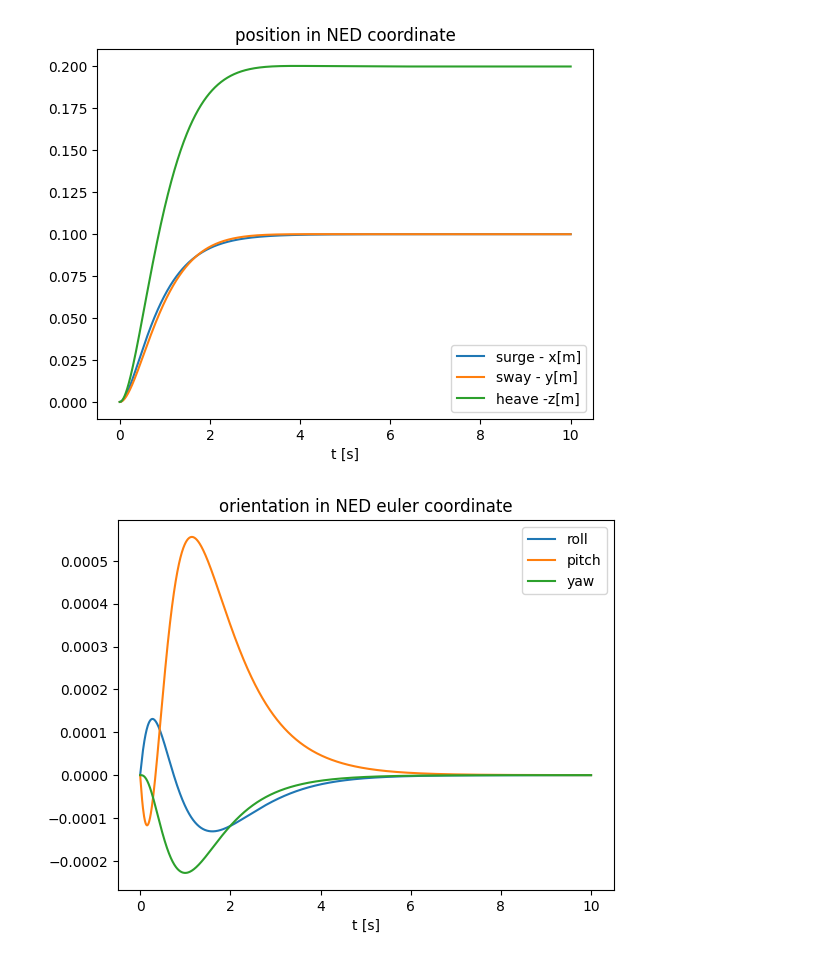
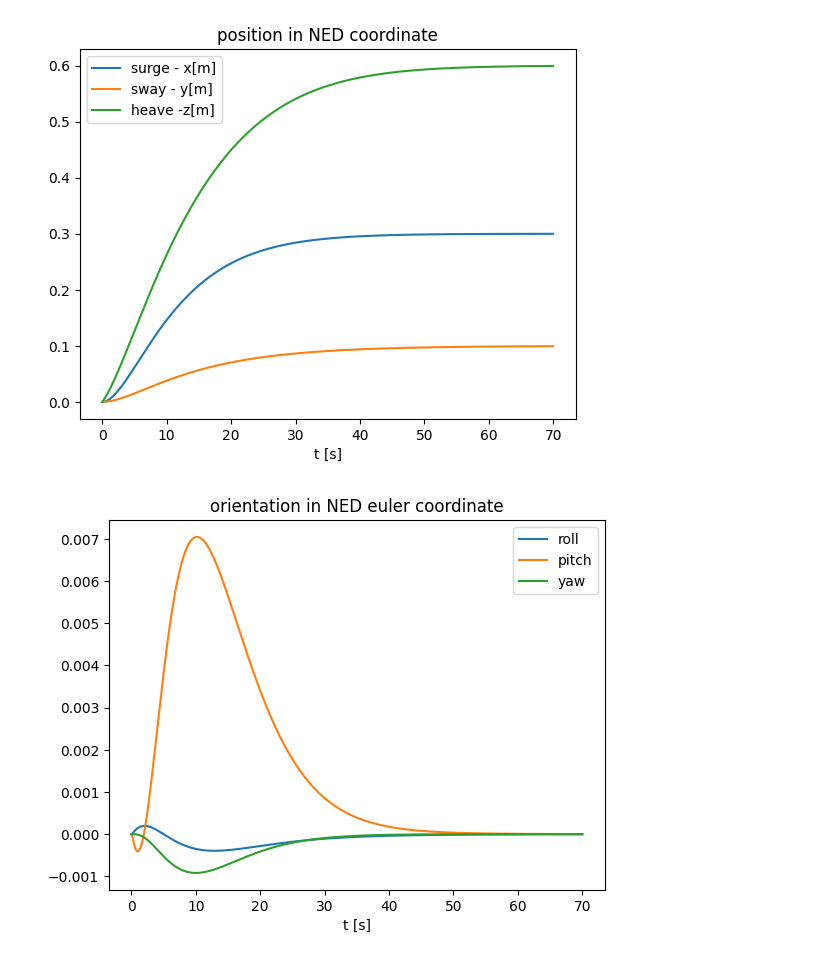
Before and after one commit to edxmorgan/diff_uv, a Jupyter notebook: usage/pid_closed_loop_system.ipynb, the cells around one changed output. Saved outputs shown, nothing was run; the diff lists cells and outputs as text; code cells hidden in the pictures.

Commit message:
closed loop uv control updated

```diff
--- a/usage/pid_closed_loop_system.ipynb
+++ b/usage/pid_closed_loop_system.ipynb
@@ -3,48 +3,40 @@
 %run pid_controller.ipynb
 # %%
-cl_sys = Function('cl_system', [Kp, Ki, Kd, xS0, nd, dt, v_c, sum_e_buffer], [
-                  F(xS0, pd_control_F_simpli[0], dt, v_c)])
+uv_sim = Fsim(sim_x, pid_control, sim_p)
+cl_sys = Function('cl_system', [sim_x, nd, Kp, Ki, Kd, sim_p, sum_e_buffer], [uv_sim])
 
-cl_sys_fun = Function('cl_system', [xS0],
-                      [cl_sys(np.array([90, 90, 90, 90, 90, 90]),
-                              np.array([20, 20, 20, 20, 20, 20]),
-                              np.array([80.0, 80.0, 80.0, 80.0, 80.0, 80.0]),
-                              xS0,
-                              np.array([0.1, 0.1, 0.2, 0.0, 0.0, 0.0]),
-                              T/N,
-                              np.array([0.0, 0.0, 0.0, 0.0, 0.0, 0.0]),
-                              np.array([0.0, 0.0, 0.0, 0.0, 0.0, 0.0])
-                              )])
+cl_sim = cl_sys.mapaccum(blue.N)
 
-cl_sim = cl_sys_fun.mapaccum(N)
+uv_desired = np.array([0.3, 0.1, 0.6, 0.0, 0.0, 0.0])
 
-x0 = np.array([0.0, 0.0, 0.0, 1.0, 0, 0, 0, 0, 0, 0, 0, 0, 0]) #x y z w xq yq zq u v w p q r
-res = cl_sim(x0)
+x0 = np.array([0.0, 0.0, 0.0, 0, 0, 0, 0, 0, 0, 0, 0, 0]) #x y z r p y u v w p q r
+sebuffer_ = np.array([0,0,0,0,0,0])
+
+res = cl_sim(x0, uv_desired, blue.kp, blue.ki, blue.kd, blue.sim_params, sebuffer_)
+
 res.T
 
-t = np.linspace(0, T, N+1)
+t = np.linspace(0, blue.T, blue.N+1)
 
 # Create a figure and plot the data
 plt.figure()
-plt.plot(t, np.concatenate((np.array(x0).reshape((13,1)), res.toarray()), axis=1)[0:3,:].T)
+plt.plot(t, np.concatenate((np.array(x0).reshape((12,1)), res.toarray()), axis=1)[0:3,:].T)
 plt.legend(['surge - x[m]', 'sway - y[m]', 'heave -z[m]'])
 plt.title("position in NED coordinate")
 plt.xlabel('t [s]')
 
 plt.figure()
-vfunc = np.vectorize(euler_from_quaternion, signature='(n)->(k)')
-rpy_array = vfunc(np.concatenate((np.array(x0).reshape((13,1)), res.toarray()), axis=1)[3:7,:].T)
-plt.plot(t, rpy_array)
+plt.plot(t, np.concatenate((np.array(x0).reshape((12,1)), res.toarray()), axis=1)[3:6,:].T)
 plt.legend(['roll', 'pitch', 'yaw'])
 plt.title("orientation in NED euler coordinate")
 plt.xlabel('t [s]')
 
 plt.figure()
-plt.plot(t, np.concatenate((np.array(x0).reshape((13,1)), res.toarray()), axis=1)[7::,:].T)
+plt.plot(t, np.concatenate((np.array(x0).reshape((12,1)), res.toarray()), axis=1)[6::,:].T)
 plt.legend(['u', 'v', 'w', 'p', 'q', 'r'])
 plt.xlabel('t[s]')
 plt.title("velocity in body coordinate")
 plt.show()
 # %% [output]
-[figure, old version]
+[figure, new version]
-[figure, old version]
+[figure, new version]
```
Also changed, not shown: parts of 2 cells of this notebook, 1 other file.
